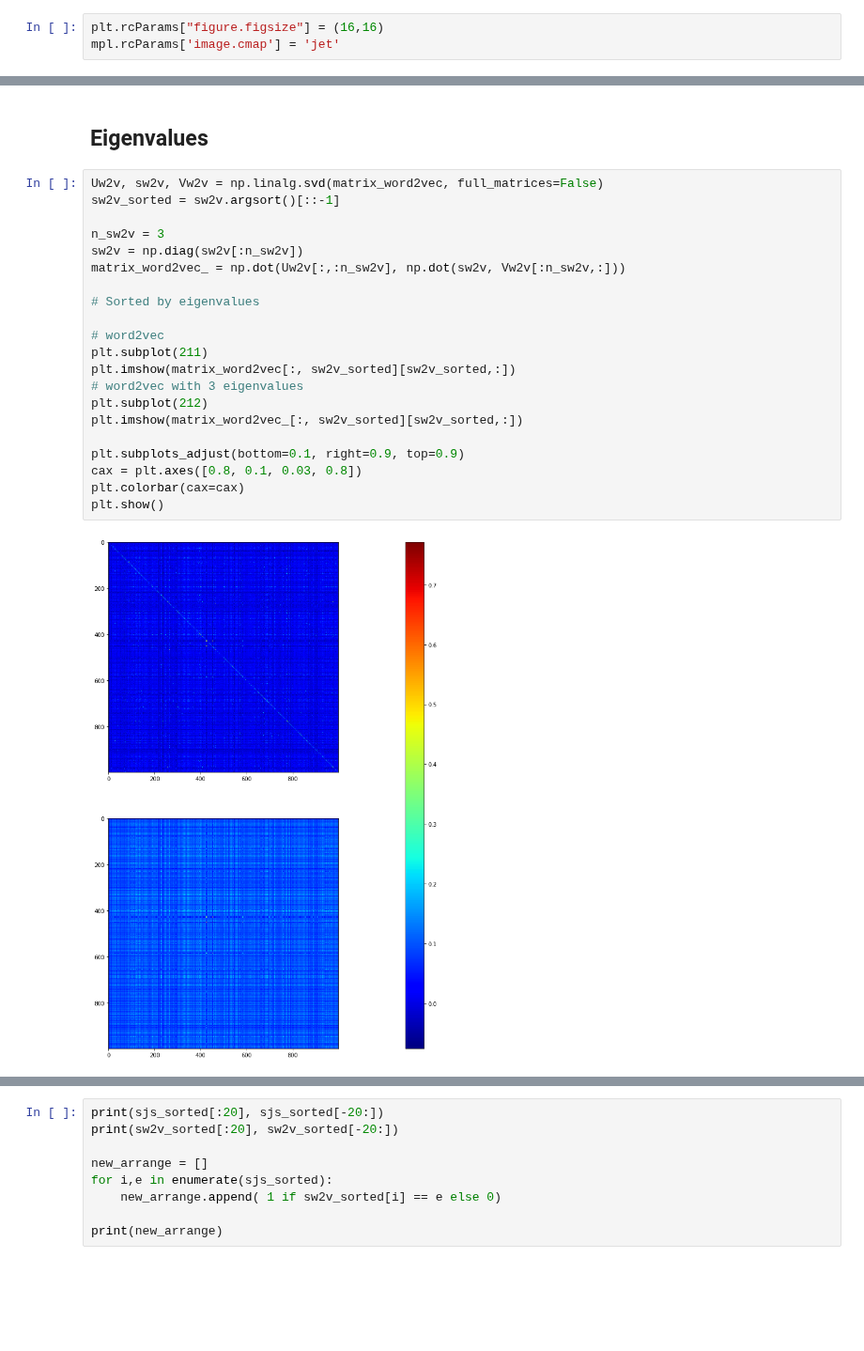
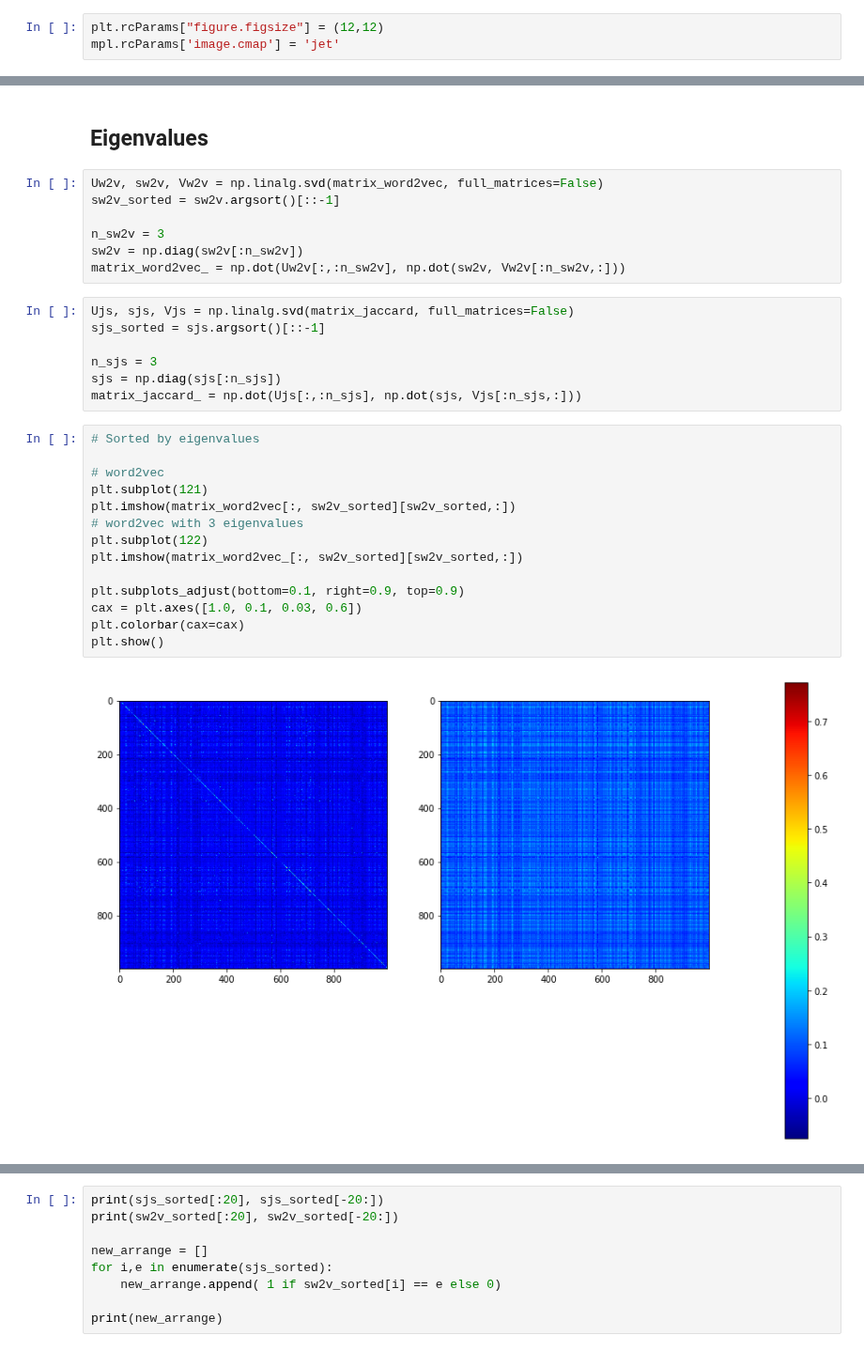
Before and after one commit to sdhdez/article-similarity, a Jupyter notebook: notebooks/loading-matrices-aminer-v1-c.ipynb, the cells around one changed output, grey strips where cells are left out. Shown at 94% size. Saved outputs shown, nothing was run; the diff lists cells and outputs as text; blank space fills up the shorter version.

```diff
--- a/notebooks/loading-matrices-aminer-v1-c.ipynb
+++ b/notebooks/loading-matrices-aminer-v1-c.ipynb
@@ -10,5 +8,5 @@ import scipy.spatial as sp
 
 import matrices.loading as mload
 # %%
-plt.rcParams["figure.figsize"] = (16,16)
+plt.rcParams["figure.figsize"] = (12,12)
 mpl.rcParams['image.cmap'] = 'jet'
@@ -70,27 +64,34 @@ dice_similarity_mean = np.divide(np.sum(matrix_dice, axis=1), N)
 dice_ordered_indices = dice_similarity_mean.argsort()[::-1]
 # %% [markdown]
 ## Eigenvalues
+# %%
+Uw2v, sw2v, Vw2v = np.linalg.svd(matrix_word2vec, full_matrices=False)
+sw2v_sorted = sw2v.argsort()[::-1]
+
+n_sw2v = 3
+sw2v = np.diag(sw2v[:n_sw2v])
+matrix_word2vec_ = np.dot(Uw2v[:,:n_sw2v], np.dot(sw2v, Vw2v[:n_sw2v,:]))
+# %%
+Ujs, sjs, Vjs = np.linalg.svd(matrix_jaccard, full_matrices=False)
+sjs_sorted = sjs.argsort()[::-1]
+
+n_sjs = 3
+sjs = np.diag(sjs[:n_sjs])
+matrix_jaccard_ = np.dot(Ujs[:,:n_sjs], np.dot(sjs, Vjs[:n_sjs,:]))
 # %%
-Uw2v, sw2v, Vw2v = np.linalg.svd(matrix_word2vec, full_matrices=False)
-sw2v_sorted = sw2v.argsort()[::-1]
-
-n_sw2v = 3
-sw2v = np.diag(sw2v[:n_sw2v])
-matrix_word2vec_ = np.dot(Uw2v[:,:n_sw2v], np.dot(sw2v, Vw2v[:n_sw2v,:]))
-
 # Sorted by eigenvalues
 
 # word2vec
-plt.subplot(211)
+plt.subplot(121)
 plt.imshow(matrix_word2vec[:, sw2v_sorted][sw2v_sorted,:])
 # word2vec with 3 eigenvalues
-plt.subplot(212)
+plt.subplot(122)
 plt.imshow(matrix_word2vec_[:, sw2v_sorted][sw2v_sorted,:])
 
 plt.subplots_adjust(bottom=0.1, right=0.9, top=0.9)
-cax = plt.axes([0.8, 0.1, 0.03, 0.8])
+cax = plt.axes([1.0, 0.1, 0.03, 0.6])
 plt.colorbar(cax=cax)
 plt.show()
 # %% [output]
-[figure, old version]
+[figure, new version]
 # %%
```
Also changed, not shown: parts of 5 cells of this notebook, 2 other files.
